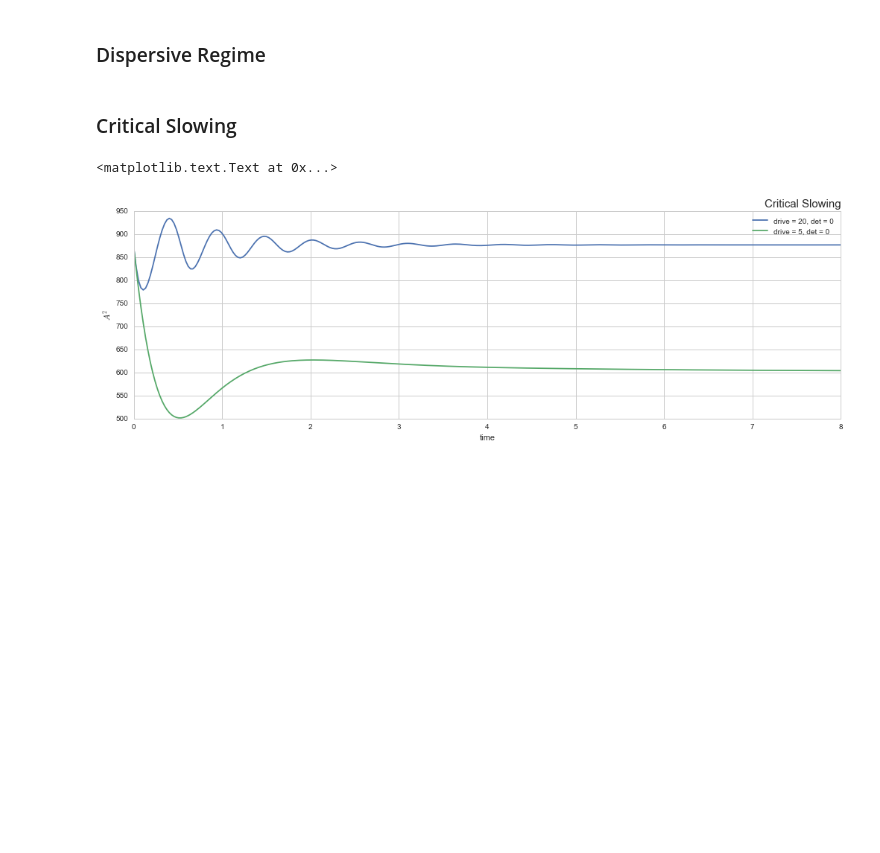
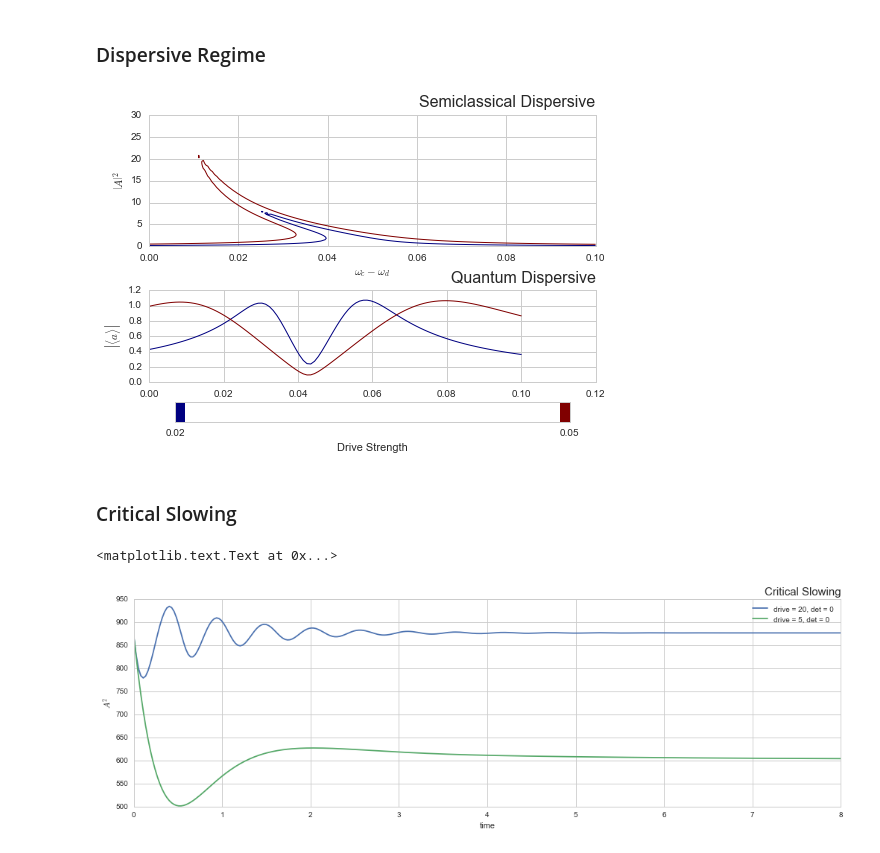
Before and after one commit to fergusbarratt/jupyter, a Jupyter notebook: Thesis.ipynb, the cells around one changed output. Drawn from its saved outputs; the diff is of its cells as text; code cells hidden in the pictures; blank space fills up the shorter version.

```diff
--- a/Thesis.ipynb
+++ b/Thesis.ipynb
@@ -59,12 +58,17 @@ ax[1].set_ylabel('$|\langle a \\rangle | ^2 $')
 ## Semiclassical
 
 # Quantum drives (declared here to call for levels in semiclassical)
-q_disp_drives = np.linspace(0.02, 0.05, 5)
+q_disp_drives = np.linspace(0.02, 0.05, 2)
+disp_fig = plt.figure()
 
-disp_fig, disp_ax = plt.subplots(2, sharex=True, figsize=(15, 15))
+gs = gridspec.GridSpec(4, 3)
+disp_ax = [None, None, None]
+disp_ax[0] = disp_fig.add_subplot(gs[0:2, :])
+disp_ax[1] = disp_fig.add_subplot(gs[2:4, :])
+# disp_fig, disp_ax = plt.subplots(2, sharex=True, figsize=(15, 15))
 
-disp_alphas = np.linspace(0, 30, 250)
-disp_detrange = np.linspace(0, 0.1, 250)
+disp_alphas = np.linspace(0, 30, 100)
+disp_detrange = np.linspace(0, 0.1, 100)
 disp_drives = np.array([[disp_drive(A,
                   cavity_freq,
                   cavity_freq+d,
@@ -89,33 +93,36 @@ if len(q_disp_drives) > 1:
     Mark_Colorbar = False
     if Mark_Colorbar:
         cont = ax[0].contour(mble_disp, levels=[q_disp_drives_1, q_disp_drives_2], colors=['r', 'b'])
         cbar.add_lines(cont, erase=False)
 
     # Wider colorbar lines
     disp_childs = disp_cbar.ax.get_children()
     disp_childs[0].set_linewidths(20)
 
 ## Quantum
 # set parameters for each q_disp_drive
 q_disp_detrange = disp_detrange
 bishop_parameters = [qo.JaynesCummingsParameters(coupling_strength, matrix_size).det_params(
                               drive_strengths=q_disp_drive, # should have xiC1 for dip @ 6.3 drive
                               drive_cavity_detunings=q_disp_detrange, # Should have * chi0 for dip @ 6.3 drive
                               qubit_cavity_detunings=c_q_det,
                               c_op_params=[kappa_disp],
                               omega_cavity=cavity_freq) for q_disp_drive in q_disp_drives]
 
 # Build system for each q_disp_drive
 bishop_systems = [qo.SteadyStateJaynesCummingsModel(*b_params) for b_params in bishop_parameters]
 
 # Plot all absolute cavity fields with colors from semiclassical contours
 for sys in enumerate(bishop_systems):
     disp_ax[1].plot(q_disp_detrange, sys[1].abs_cavity_field(), linewidth=1.0, c=disp_childs[0].get_colors()[sys[0]])
 
 # disp_ax[1].plot(q_disp_detrange, abs_cavity_field_Q(bishop_system)**2, linewidth=1.0)
 disp_ax[1].set_title('Quantum Dispersive', loc='right', fontdict={'fontsize': 16, 'verticalalignment': 'bottom'})
 disp_ax[1].set_xlabel('$\omega_c - \omega_d$')
 disp_ax[1].set_ylabel('$\left | \langle a \\rangle \\right|$')
+gs.update(wspace=0.5, hspace=1)
+# %% [output]
+[figure, added]
 # %% [markdown]
 ### Critical Slowing
 # %%
```
Also changed, not shown: parts of 6 cells of this notebook.
